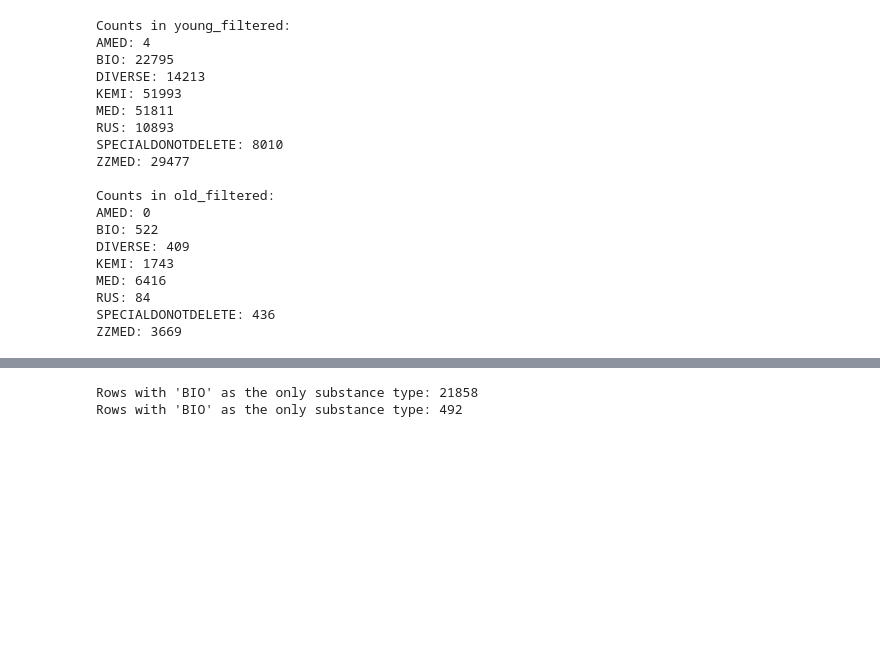
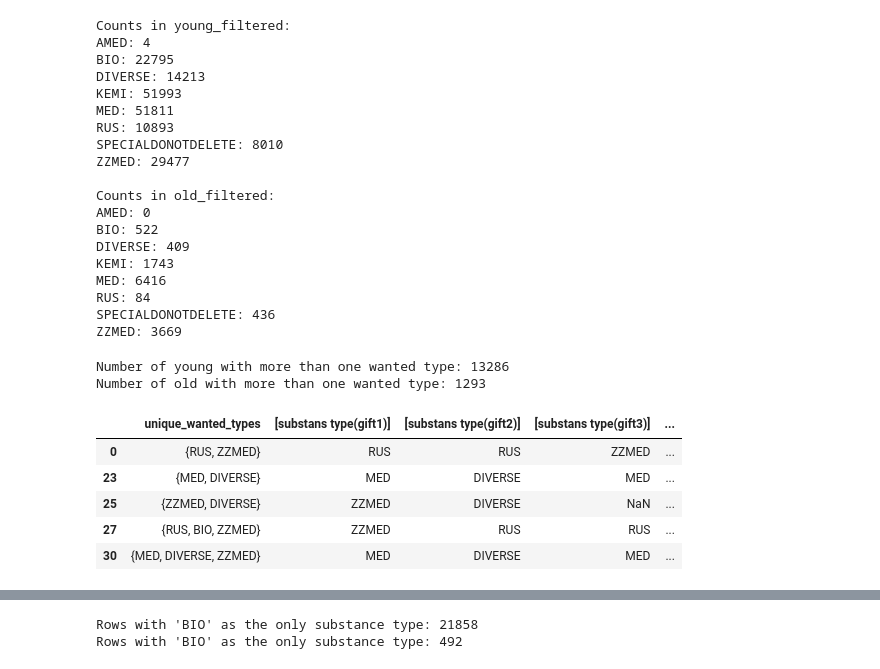
Before and after one commit to dana-mae/medical-poisoning, a Jupyter notebook: poisoning elimination.ipynb, the cells around one changed output, grey strips where cells are left out. Saved outputs shown, nothing was run; the diff lists cells and outputs as text; code cells hidden in the pictures; blank space fills up the shorter version.

```diff
--- a/poisoning elimination.ipynb
+++ b/poisoning elimination.ipynb
@@ -443,3 +443,63 @@ MED: 6416
 RUS: 84
 SPECIALDONOTDELETE: 436
 ZZMED: 3669
+# %%
+#Finding rows that have more than one substans type
+import pandas as pd
+
+wanted_types = ['AMED', 'BIO', 'DIVERSE', 'KEMI', 'MED', 'RUS', 'SPECIALDONOTDELETE', 'ZZMED']
+
+substans_cols = [
+    '[substans type(gift1)]',
+    '[substans type(gift2)]',
+    '[substans type(gift3)]',
+    '[substans type(gift4)]',
+    '[substans type(gift5)]',
+    '[substans type(gift6)]',
+    '[substans type(gift7)]',
+    '[substans type(gift8)]',
+    '[substans type(gift9)]',
+    '[substans type(gift10)]',
+    '[substans type(gift11)]',
+    '[substans type(gift12)]',
+    '[substans type(gift13)]',
+    '[substans type(gift14)]',
+    '[substans type(gift15)]',
+]
+
+def find_rows_with_multiple_types(df):
+    # A function to be applied to each row
+    def unique_types(row):
+        # Get list of wanted types in this row, dropping blanks and NaN
+        types = [val for val in row if pd.notnull(val) and str(val).strip() in wanted_types]
+        # Return set of unique types
+        return set(types)
+
+    # Apply to each row (axis=1!)
+    type_sets = df[substans_cols].apply(unique_types, axis=1)
+    # Find rows with more than one unique type
+    mask = type_sets.apply(lambda s: len(s) > 1)
+
+    # Optionally, include the actual types in the result
+    result = df.loc[mask].copy()
+    result['unique_wanted_types'] = type_sets[mask]
+    return result
+
+# Example usage:
+multi_young = find_rows_with_multiple_types(young_filtered)
+multi_old = find_rows_with_multiple_types(old_filtered)
+
+print(f"Number of young with more than one wanted type: {len(multi_young)}")
+print(f"Number of old with more than one wanted type: {len(multi_old)}")
+
+# Show the first few
+display(multi_young[['unique_wanted_types'] + substans_cols].head())
+# %% [output]
+Number of young with more than one wanted type: 13286
+Number of old with more than one wanted type: 1293
+|  | unique_wanted_types | [substans type(gift1)] | [substans type(gift2)] | [substans type(gift3)] | ... |
+| 0 | {RUS, ZZMED} | RUS | RUS | ZZMED | ... |
+| 23 | {MED, DIVERSE} | MED | DIVERSE | MED | ... |
+| 25 | {ZZMED, DIVERSE} | ZZMED | DIVERSE | NaN | ... |
+| 27 | {RUS, BIO, ZZMED} | ZZMED | RUS | RUS | ... |
+| 30 | {MED, DIVERSE, ZZMED} | MED | DIVERSE | MED | ... |
```
Also changed, not shown: parts of 5 cells of this notebook.
